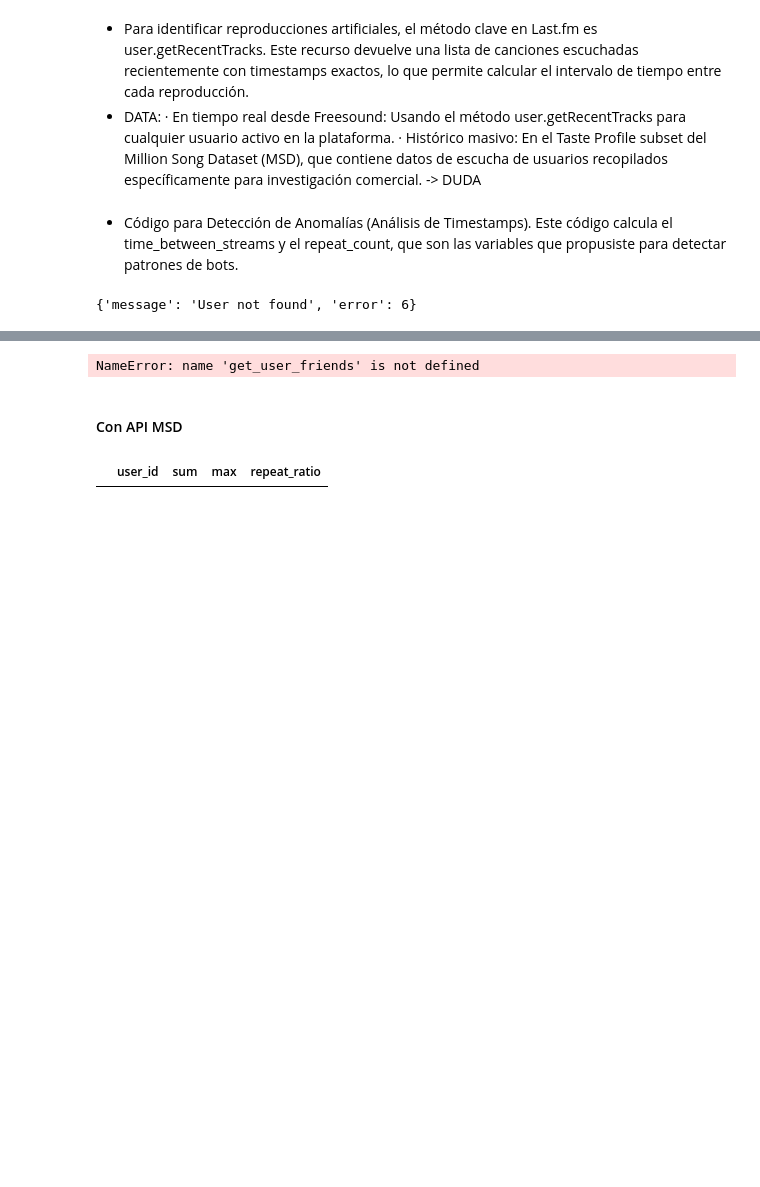
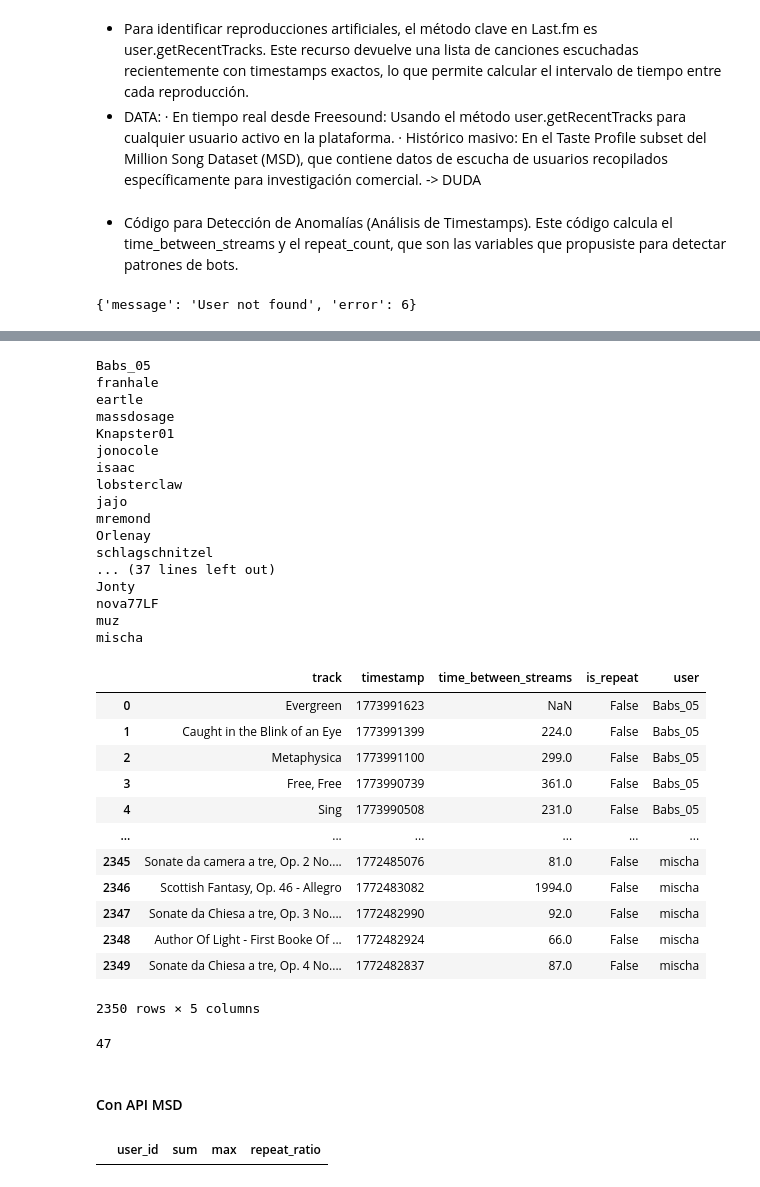
Before and after one commit to 4GeeksAcademy/ProyectoFinal23, a Jupyter notebook: src/Recolectar_Data.ipynb, the cells around one changed output, grey strips where cells are left out. Saved outputs shown, nothing was run; the diff lists cells and outputs as text; code cells hidden in the pictures; blank space fills up the shorter version.

```diff
--- a/src/Recolectar_Data.ipynb
+++ b/src/Recolectar_Data.ipynb
@@ -483,6 +497,59 @@ detect_streaming_fraud(API_KEY, 'rj')
 # %%
-# Reutilizo la función get user friends
+import pandas as pd
+
 lista_usuarios = get_user_friends("rj")
-detect_streaming_fraud(API_KEY,lista_usuarios)
+
+lista_tbs = []
+
+for user in lista_usuarios:
+    print(user)
+    try:
+        df_tbs = time_between_streams(API_KEY, user)
+
+        # opcional: añadir columna con el usuario
+        df_tbs["user"] = user
+
+        lista_tbs.append(df_tbs)
+
+    except Exception as e:
+        print(f"Error con {user}: {e}")
+
+# Unir todos los dataframes
+df_final = pd.concat(lista_tbs, ignore_index=True)
+
+df_final
 # %% [output]
-NameError: name 'get_user_friends' is not defined
+Babs_05
+franhale
+eartle
+massdosage
+Knapster01
+jonocole
+isaac
+lobsterclaw
+jajo
+mremond
+Orlenay
+schlagschnitzel
+... (37 lines left out)
+Jonty
+nova77LF
+muz
+mischa
+|  | track | timestamp | time_between_streams | is_repeat | user |
+| 0 | Evergreen | 1773991623 | NaN | False | Babs_05 |
+| 1 | Caught in the Blink of an Eye | 1773991399 | 224.0 | False | Babs_05 |
+| 2 | Metaphysica | 1773991100 | 299.0 | False | Babs_05 |
+| 3 | Free, Free | 1773990739 | 361.0 | False | Babs_05 |
+| 4 | Sing | 1773990508 | 231.0 | False | Babs_05 |
+| ... | ... | ... | ... | ... | ... |
+| 2345 | Sonate da camera a tre, Op. 2 No.... | 1772485076 | 81.0 | False | mischa |
+| 2346 | Scottish Fantasy, Op. 46 - Allegro | 1772483082 | 1994.0 | False | mischa |
+| 2347 | Sonate da Chiesa a tre, Op. 3 No.... | 1772482990 | 92.0 | False | mischa |
+| 2348 | Author Of Light - First Booke Of ... | 1772482924 | 66.0 | False | mischa |
+| 2349 | Sonate da Chiesa a tre, Op. 4 No.... | 1772482837 | 87.0 | False | mischa |
+2350 rows × 5 columns
+# %%
+df_final['user'].nunique()
+# %% [output]
+47
```
Also changed, not shown: parts of 11 cells of this notebook.
